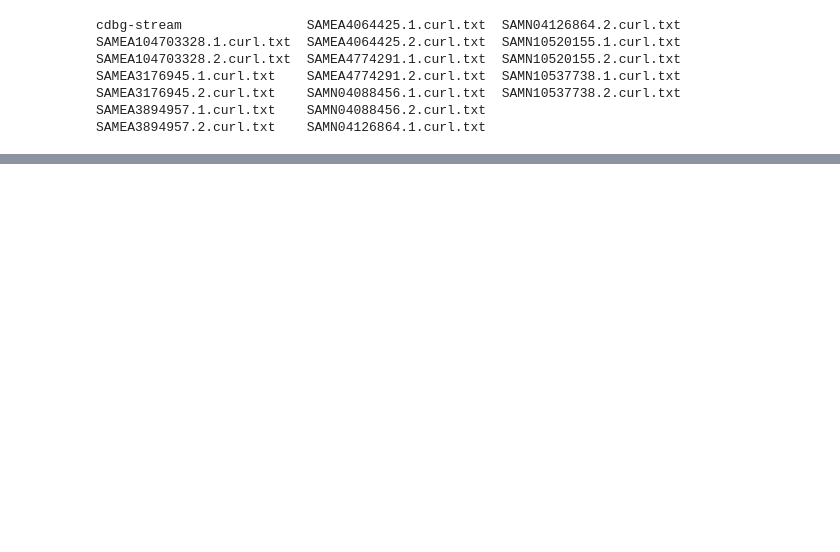
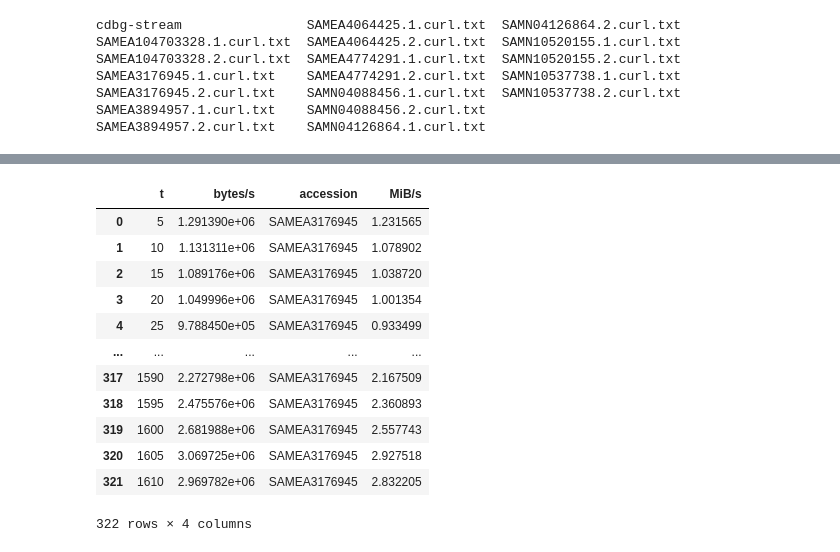
Before and after one commit to camillescott/dissertation, a Jupyter notebook: notebooks/Chapter One.ipynb, the cells around one changed output, grey strips where cells are left out. Cells and saved outputs as stored; diff of their text form; code cells hidden in the pictures; blank space fills up the shorter version.

```diff
--- a/notebooks/Chapter One.ipynb
+++ b/notebooks/Chapter One.ipynb
@@ -20,2 +41,18 @@ files = sorted(glob.glob('../results/chap1/SAM*.curl.txt'))
+# %%
+df.reset_index(drop=True)
+# %% [output]
+|  | t | bytes/s | accession | MiB/s |
+| 0 | 5 | 1.291390e+06 | SAMEA3176945 | 1.231565 |
+| 1 | 10 | 1.131311e+06 | SAMEA3176945 | 1.078902 |
+| 2 | 15 | 1.089176e+06 | SAMEA3176945 | 1.038720 |
+| 3 | 20 | 1.049996e+06 | SAMEA3176945 | 1.001354 |
+| 4 | 25 | 9.788450e+05 | SAMEA3176945 | 0.933499 |
+| ... | ... | ... | ... | ... |
+| 317 | 1590 | 2.272798e+06 | SAMEA3176945 | 2.167509 |
+| 318 | 1595 | 2.475576e+06 | SAMEA3176945 | 2.360893 |
+| 319 | 1600 | 2.681988e+06 | SAMEA3176945 | 2.557743 |
+| 320 | 1605 | 3.069725e+06 | SAMEA3176945 | 2.927518 |
+| 321 | 1610 | 2.969782e+06 | SAMEA3176945 | 2.832205 |
+322 rows × 4 columns
 # %%
 stream_df = []
```
Also changed, not shown: parts of 13 cells of this notebook.
